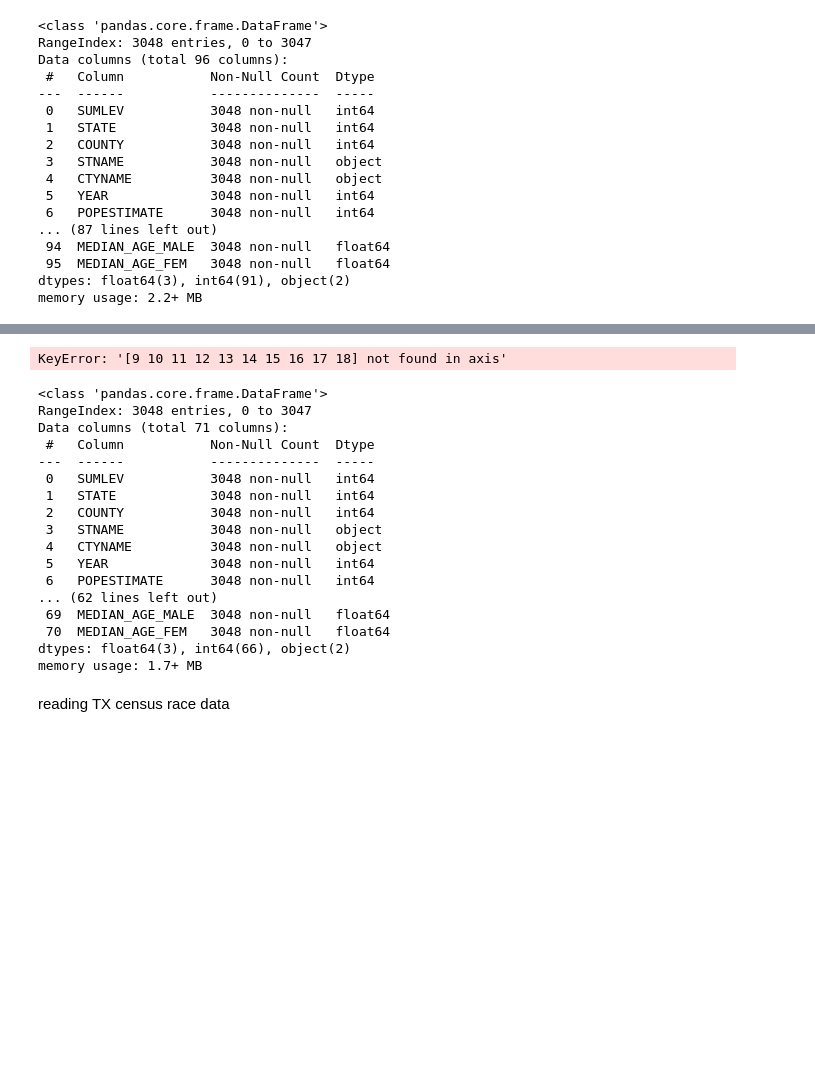
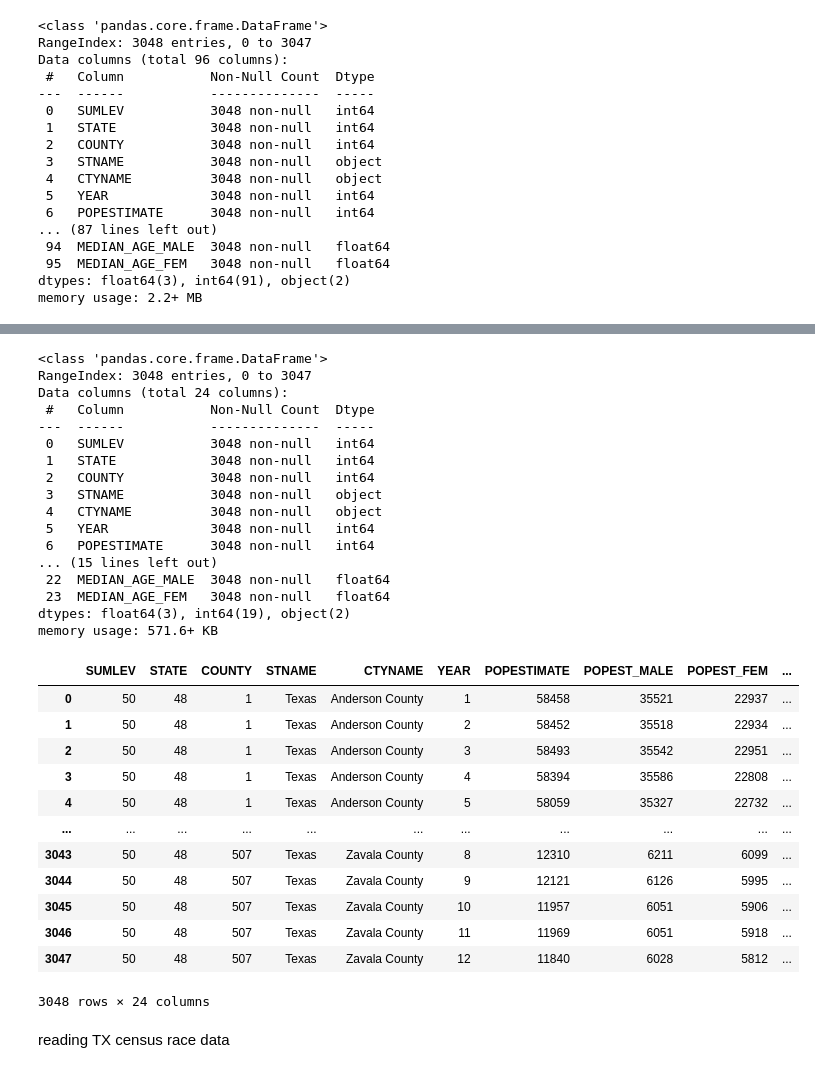
Before and after one commit to tipearso/Voting, a Jupyter notebook: Capstone/notebooks/Tim_capstone.ipynb, the cells around one changed output, grey strips where cells are left out. Saved outputs shown, nothing was run; the diff lists cells and outputs as text; code cells hidden in the pictures; blank space fills up the shorter version.

Commit message:
figured out my column issue for age censusu table

```diff
--- a/Capstone/notebooks/Tim_capstone.ipynb
+++ b/Capstone/notebooks/Tim_capstone.ipynb
@@ -284,20 +264,21 @@ tx_census_age.tail()
 # %%
+#tried all of the below to drop columns which didn't work but I finally found something that did...
+
+tx_age = pd.concat([tx_census_age.iloc[:,:9],tx_census_age.iloc[:,18:21],tx_census_age.iloc[:,24:27],
+                  tx_census_age.iloc[:,36:39],tx_census_age.iloc[:,90:]],axis = 1)
+
 # tx_census_age.drop(tx_census_age.columns[[1]], axis = 1)
-
-
-tx_age = tx_census_age.drop(list(range(9,19)), axis = 1)
+# tx_age = tx_census_age.drop(list(range(9,19)), axis = 1)
 
 # tx_census_age.drop(tx_census_age.iloc[:,21:23], axis = 1)
 # tx_census_age.drop(tx_census_age.iloc[:,28:35], axis = 1)
 # tx_census_age.drop(tx_census_age.iloc[:,38:77], inplace = True, axis = 1)
-# %% [output]
-KeyError: '[9 10 11 12 13 14 15 16 17 18] not found in axis'
 # %%
 tx_age.info()
 # %% [output]
 <class 'pandas.core.frame.DataFrame'>
 RangeIndex: 3048 entries, 0 to 3047
-Data columns (total 71 columns):
+Data columns (total 24 columns):
  #   Column           Non-Null Count  Dtype
 ---  ------           --------------  -----
  0   SUMLEV           3048 non-null   int64
@@ -307,11 +288,27 @@ Data columns (total 71 columns):
  4   CTYNAME          3048 non-null   object
  5   YEAR             3048 non-null   int64
  6   POPESTIMATE      3048 non-null   int64
-... (62 lines left out)
- 69  MEDIAN_AGE_MALE  3048 non-null   float64
- 70  MEDIAN_AGE_FEM   3048 non-null   float64
-dtypes: float64(3), int64(66), object(2)
-memory usage: 1.7+ MB
+... (15 lines left out)
+ 22  MEDIAN_AGE_MALE  3048 non-null   float64
+ 23  MEDIAN_AGE_FEM   3048 non-null   float64
+dtypes: float64(3), int64(19), object(2)
+memory usage: 571.6+ KB
+# %%
+tx_age
+# %% [output]
+|  | SUMLEV | STATE | COUNTY | STNAME | CTYNAME | YEAR | POPESTIMATE | POPEST_MALE | POPEST_FEM | ... |
+| 0 | 50 | 48 | 1 | Texas | Anderson County | 1 | 58458 | 35521 | 22937 | ... |
+| 1 | 50 | 48 | 1 | Texas | Anderson County | 2 | 58452 | 35518 | 22934 | ... |
+| 2 | 50 | 48 | 1 | Texas | Anderson County | 3 | 58493 | 35542 | 22951 | ... |
+| 3 | 50 | 48 | 1 | Texas | Anderson County | 4 | 58394 | 35586 | 22808 | ... |
+| 4 | 50 | 48 | 1 | Texas | Anderson County | 5 | 58059 | 35327 | 22732 | ... |
+| ... | ... | ... | ... | ... | ... | ... | ... | ... | ... | ... |
+| 3043 | 50 | 48 | 507 | Texas | Zavala County | 8 | 12310 | 6211 | 6099 | ... |
+| 3044 | 50 | 48 | 507 | Texas | Zavala County | 9 | 12121 | 6126 | 5995 | ... |
+| 3045 | 50 | 48 | 507 | Texas | Zavala County | 10 | 11957 | 6051 | 5906 | ... |
+| 3046 | 50 | 48 | 507 | Texas | Zavala County | 11 | 11969 | 6051 | 5918 | ... |
+| 3047 | 50 | 48 | 507 | Texas | Zavala County | 12 | 11840 | 6028 | 5812 | ... |
+3048 rows × 24 columns
 # %% [markdown]
 reading TX census race data
 # %%
```
Also changed, not shown: parts of 4 cells of this notebook.
